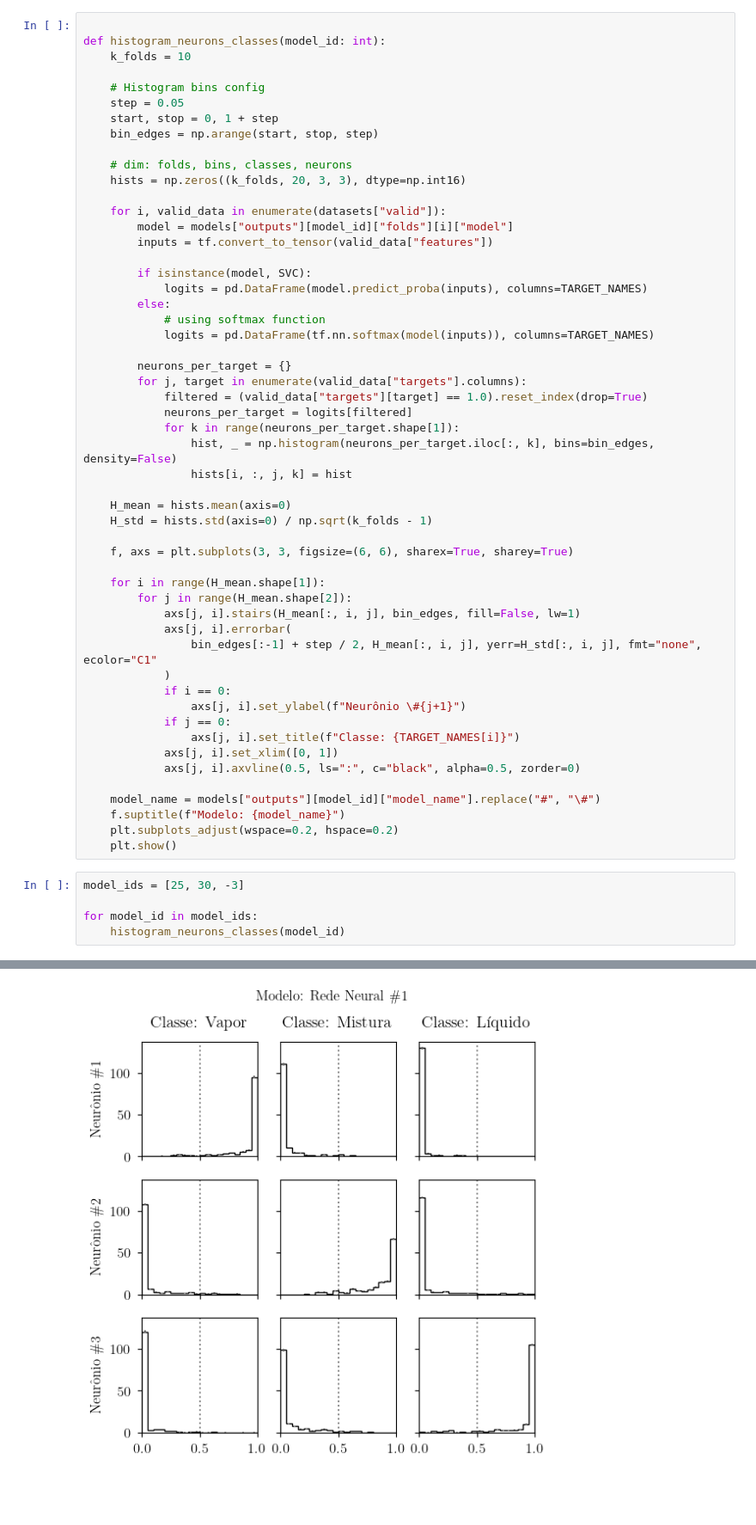
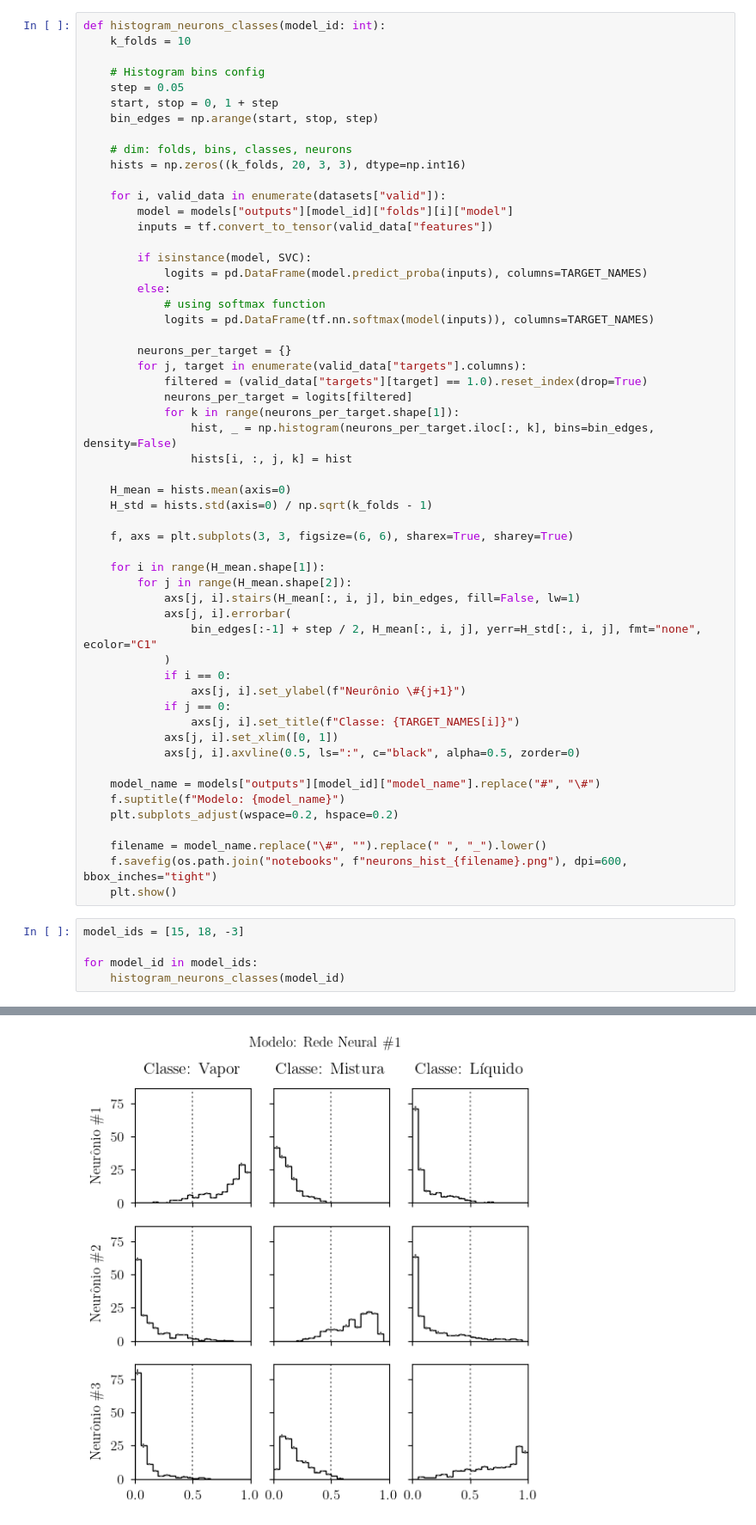
Before and after one commit to antonionicampos/nn-flash, a Jupyter notebook: notebooks/neurons_histograms.ipynb, the cells around one changed output, grey strips where cells are left out. Shown at 86% size. Saved outputs shown, nothing was run; the diff lists cells and outputs as text; blank space fills up the shorter version.

Commit message:
create custom plots

```diff
--- a/notebooks/neurons_histograms.ipynb
+++ b/notebooks/neurons_histograms.ipynb
@@ -21,5 +32,4 @@ WARNING:tensorflow:From c:\git\nn-flash\.venv\lib\site-packages\keras\src\backen
 # %%
-
 def histogram_neurons_classes(model_id: int):
     k_folds = 10
 
@@ -70,9 +80,12 @@ def histogram_neurons_classes(model_id: int):
     model_name = models["outputs"][model_id]["model_name"].replace("#", "\#")
     f.suptitle(f"Modelo: {model_name}")
     plt.subplots_adjust(wspace=0.2, hspace=0.2)
+
+    filename = model_name.replace("\#", "").replace(" ", "_").lower()
+    f.savefig(os.path.join("notebooks", f"neurons_hist_{filename}.png"), dpi=600, bbox_inches="tight")
     plt.show()
 # %%
-model_ids = [25, 30, -3]
+model_ids = [15, 18, -3]
 
 for model_id in model_ids:
     histogram_neurons_classes(model_id)
@@ -81 +94 @@ for model_id in model_ids:
-[figure, old version]
+[figure, new version]
```
Also changed, not shown: parts of 3 cells of this notebook, 1 other file.
